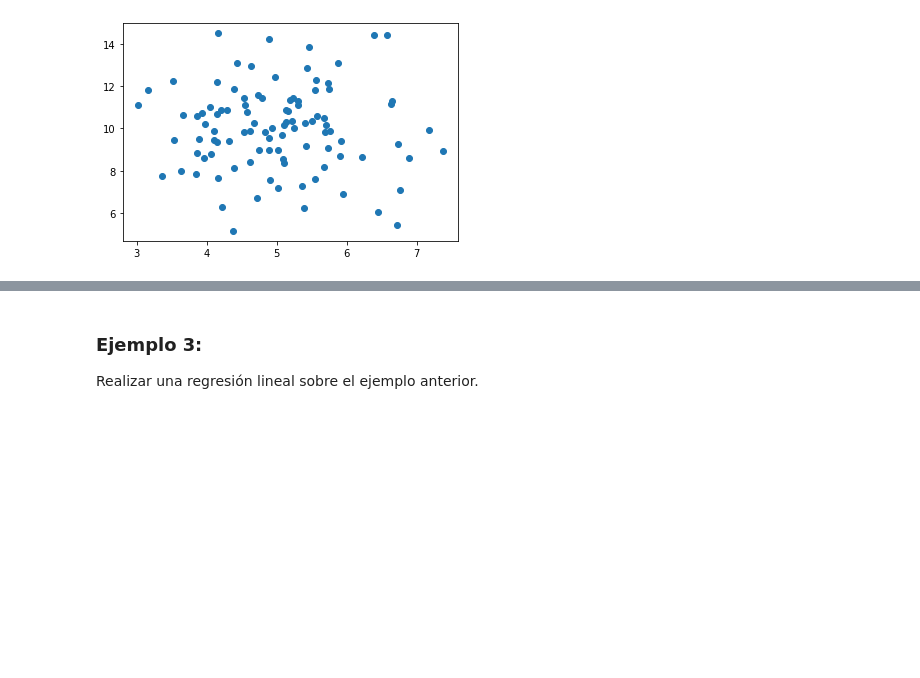
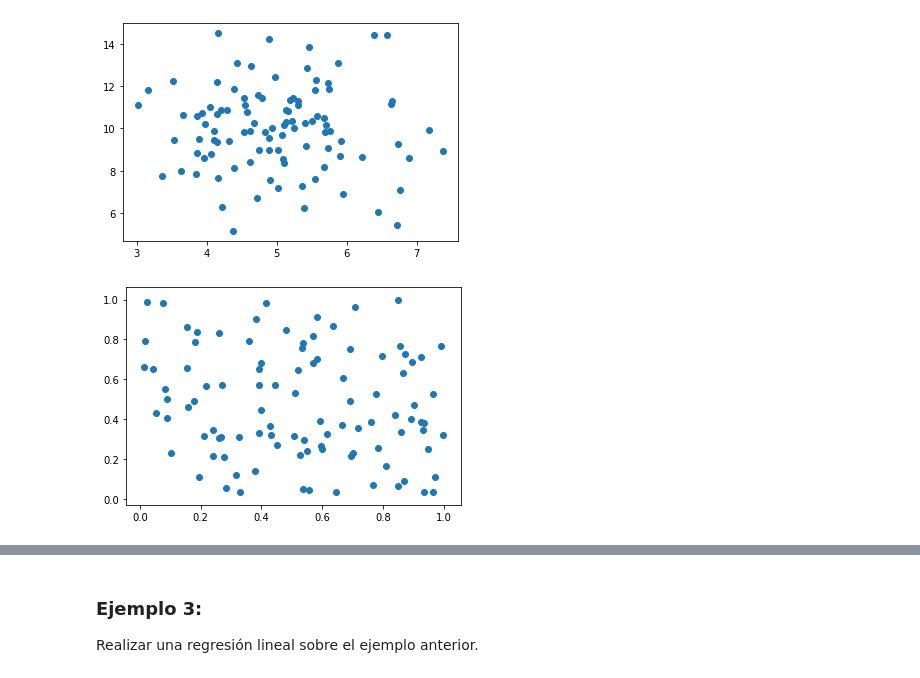
Before and after one commit to FeerJim/intro_Python, a Jupyter notebook: Intro.ipynb, the cells around one changed output, grey strips where cells are left out. Cells and saved outputs as stored; diff of their text form; code cells hidden in the pictures; blank space fills up the shorter version.

```diff
--- a/Intro.ipynb
+++ b/Intro.ipynb
@@ -211,3 +376,12 @@ plt.scatter(x, y) # generar el diagrama de dispersion
 plt.show() # para visualizar el gráfico
 # %% [output]
 [figure]
+# %%
+import matplotlib.pyplot as plt
+x = np.random.random(100)
+y = np.random.random(100)
+
+plt.scatter(x, y) # generar el diagrama de dispersion
+plt.show() # para visualizar el gráfico
+# %% [output]
+[figure, added]
```
Also changed, not shown: parts of 31 cells of this notebook, 2 other files.
